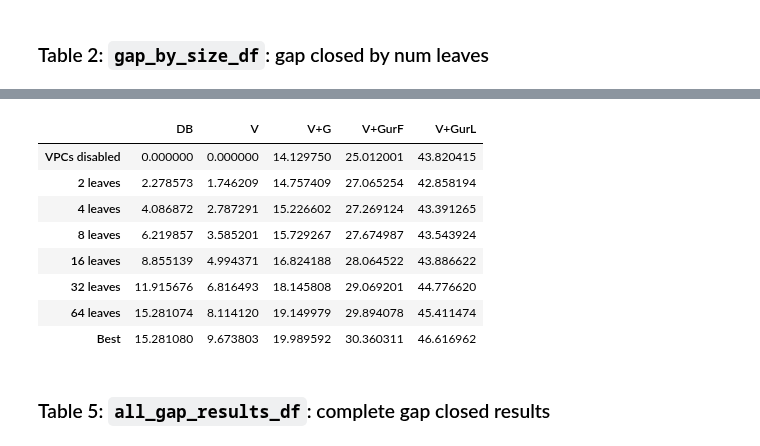
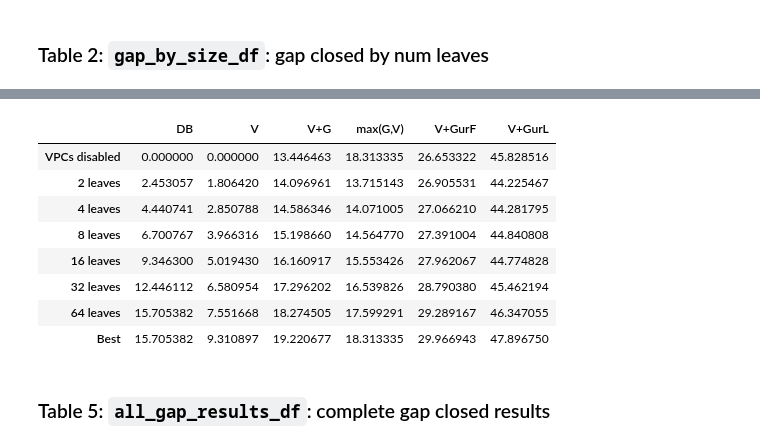
Before and after one commit to akazachk/vpc, a Jupyter notebook: plots/plots.ipynb, the cells around one changed output, grey strips where cells are left out. Saved outputs shown, nothing was run; the diff lists cells and outputs as text; code cells hidden in the pictures.

```diff
--- a/plots/plots.ipynb
+++ b/plots/plots.ipynb
@@ -30,7 +30,8 @@ except KeyError:
     print("*** ERROR: %s not found!" % repos_key)
 
 VPC_DIR = REPOS_DIR + "/vpc/"
-RESULTS_DIR = VPC_DIR + "results/saved/2022-10/"
+#RESULTS_DIR = VPC_DIR + "results/saved/2022-10/"
+RESULTS_DIR = VPC_DIR + "results/saved/"
 DATA_DIR = VPC_DIR + "data/"
 # %% [output]
 REPOS_DIR set to "/Users/akazachk/repos".
@@ -804,23 +804,25 @@ not_all_6
 # %% [markdown]
 ### Prepare gap short/long column names
 # %%
-col_gmic        = 'GMIC % GAP CLOSED'
-col_best_disj   = 'BEST DISJ % GAP CLOSED'
-col_vpc         = 'VPC % GAP CLOSED'
-col_vpc_gmic    = 'VPC+GMIC % GAP CLOSED'
+col_gmic            = 'GMIC % GAP CLOSED'
+col_best_disj       = 'BEST DISJ % GAP CLOSED'
+col_vpc             = 'VPC % GAP CLOSED'
+col_vpc_gmic        = 'VPC+GMIC % GAP CLOSED'
+col_max_gmic_vpc    = 'MAX(GMIC,VPC) % GAP CLOSED'
 col_first_ref_first = 'FIRST REF FIRST_CUT_PASS % GAP CLOSED'
-col_first_ref   = 'BEST REF FIRST_CUT_PASS % GAP CLOSED'
-col_first_ref_v = 'REF+V FIRST_CUT_PASS % GAP CLOSED'
-col_last_ref_first = 'FIRST REF LAST_CUT_PASS % GAP CLOSED'
-col_last_ref    = 'BEST REF LAST_CUT_PASS % GAP CLOSED'
-col_last_ref_v  = 'REF+V LAST_CUT_PASS % GAP CLOSED'
-col_num_vpcs    = 'NUM VPC'
-col_num_gmic    = 'NUM GMIC'
+col_first_ref       = 'BEST REF FIRST_CUT_PASS % GAP CLOSED'
+col_first_ref_v     = 'REF+V FIRST_CUT_PASS % GAP CLOSED'
+col_last_ref_first  = 'FIRST REF LAST_CUT_PASS % GAP CLOSED'
+col_last_ref        = 'BEST REF LAST_CUT_PASS % GAP CLOSED'
+col_last_ref_v      = 'REF+V LAST_CUT_PASS % GAP CLOSED'
+col_num_vpcs        = 'NUM VPC'
+col_num_gmic        = 'NUM GMIC'
 gap_cols = [
     col_gmic,
     col_best_disj,
     col_vpc,
     col_vpc_gmic,
+    col_max_gmic_vpc,
     col_first_ref_first,
     col_first_ref,
     col_first_ref_v,
@@ -834,6 +836,7 @@ map_short_to_cols_gap = {
     'DB'     : col_best_disj,
     'V'      : col_vpc,
     'V+G'    : col_vpc_gmic,
+    'max(G,V)': col_max_gmic_vpc,
     'GurF'   : col_first_ref,
     'V+GurF' : col_first_ref_v,
     'GurL'   : col_last_ref,
@@ -904,6 +907,10 @@ cut_type = "VPC+GMIC"
 col = cut_type + " OBJ"
 gap_df[cut_type + " % GAP CLOSED"] = calc_gap_closed(gap_df, col)
 
+# Add max(G,V) column
+gap_df["MAX(GMIC,VPC) % GAP CLOSED"] = np.maximum(gap_df["GMIC % GAP CLOSED"], gap_df["VPC % GAP CLOSED"])
+
+# Compare against Gurobi
 col = "REF FIRST_CUT_PASS"
 gap_df["FIRST " + col + " % GAP CLOSED"] = calc_gap_closed(gap_df, "FIRST " + col)
 gap_df["BEST " + col + " % GAP CLOSED"] = calc_gap_closed(gap_df, "BEST " + col)
@@ -1112,6 +1119,7 @@ for i, inst in enumerate(inst_set):
     best_vpc_disj = -1
     best_vpcgmic = -1.
     best_vpcgmic_disj = -1
+    best_max_gmic_vpc = -1.
     best_VGurF = -1.
     best_VGurF_disj = -1
     best_VGurL = -1.
@@ -1151,6 +1159,8 @@ for i, inst in enumerate(inst_set):
         if best_vpcgmic < vpcgmic_gap:
             best_vpcgmic = vpcgmic_gap
             best_vpcgmic_disj = index
+        if best_max_gmic_vpc < max(vpc_gap, gmic_gap):
+            best_max_gmic_vpc = max(vpc_gap, gmic_gap)
         if best_VGurF < VGurF_gap:
             best_VGurF = VGurF_gap
             best_VGurF_disj = index
@@ -1163,6 +1173,7 @@ for i, inst in enumerate(inst_set):
         disj_gap if disj_gap >= EPS else 0.,
         best_vpc if best_vpc >= EPS else 0.,
         best_vpcgmic if best_vpcgmic >= EPS else 0.,
+        best_max_gmic_vpc if best_max_gmic_vpc >= EPS else 0.,
         GurF_gap if GurF_gap >= EPS else 0.,
         best_VGurF if best_VGurF >= EPS else 0.,
         GurL_gap if GurL_gap >= EPS else 0.,
@@ -1585,6 +1597,7 @@ shortcols = [
         'DB',
         'V',
         'V+G',
+        'max(G,V)',
         #'GurF',
         'V+GurF',
         #'GurL',
@@ -1653,13 +1667,13 @@ NUM GMIC              169.560241
 dtype: float64
-|  | DB | V | V+G | V+GurF | V+GurL |
-| VPCs disabled | 0.000000 | 0.000000 | 14.129750 | 25.012001 | 43.820415 |
-| 2 leaves | 2.278573 | 1.746209 | 14.757409 | 27.065254 | 42.858194 |
-| 4 leaves | 4.086872 | 2.787291 | 15.226602 | 27.269124 | 43.391265 |
-| 8 leaves | 6.219857 | 3.585201 | 15.729267 | 27.674987 | 43.543924 |
-| 16 leaves | 8.855139 | 4.994371 | 16.824188 | 28.064522 | 43.886622 |
-| 32 leaves | 11.915676 | 6.816493 | 18.145808 | 29.069201 | 44.776620 |
-| 64 leaves | 15.281074 | 8.114120 | 19.149979 | 29.894078 | 45.411474 |
-| Best | 15.281080 | 9.673803 | 19.989592 | 30.360311 | 46.616962 |
+|  | DB | V | V+G | max(G,V) | V+GurF | V+GurL |
+| VPCs disabled | 0.000000 | 0.000000 | 13.446463 | 18.313335 | 26.653322 | 45.828516 |
+| 2 leaves | 2.453057 | 1.806420 | 14.096961 | 13.715143 | 26.905531 | 44.225467 |
+| 4 leaves | 4.440741 | 2.850788 | 14.586346 | 14.071005 | 27.066210 | 44.281795 |
+| 8 leaves | 6.700767 | 3.966316 | 15.198660 | 14.564770 | 27.391004 | 44.840808 |
+| 16 leaves | 9.346300 | 5.019430 | 16.160917 | 15.553426 | 27.962067 | 44.774828 |
+| 32 leaves | 12.446112 | 6.580954 | 17.296202 | 16.539826 | 28.790380 | 45.462194 |
+| 64 leaves | 15.705382 | 7.551668 | 18.274505 | 17.599291 | 29.289167 | 46.347055 |
+| Best | 15.705382 | 9.310897 | 19.220677 | 18.313335 | 29.966943 | 47.896750 |
 # %% [markdown]
 ### Table 5: `all_gap_results_df`: complete gap closed results
 # %%
```
Also changed, not shown: parts of 42 cells of this notebook.
